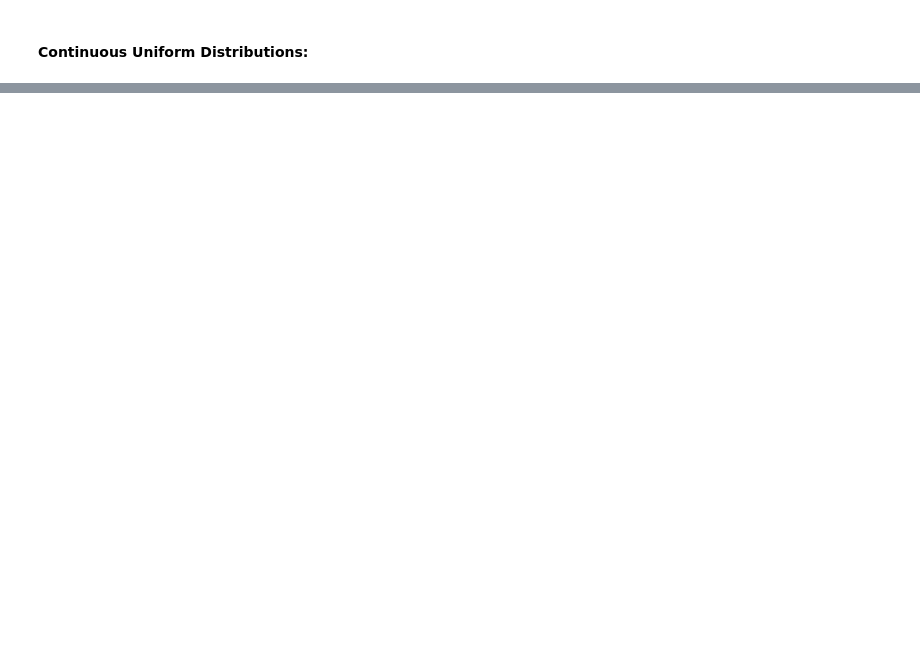
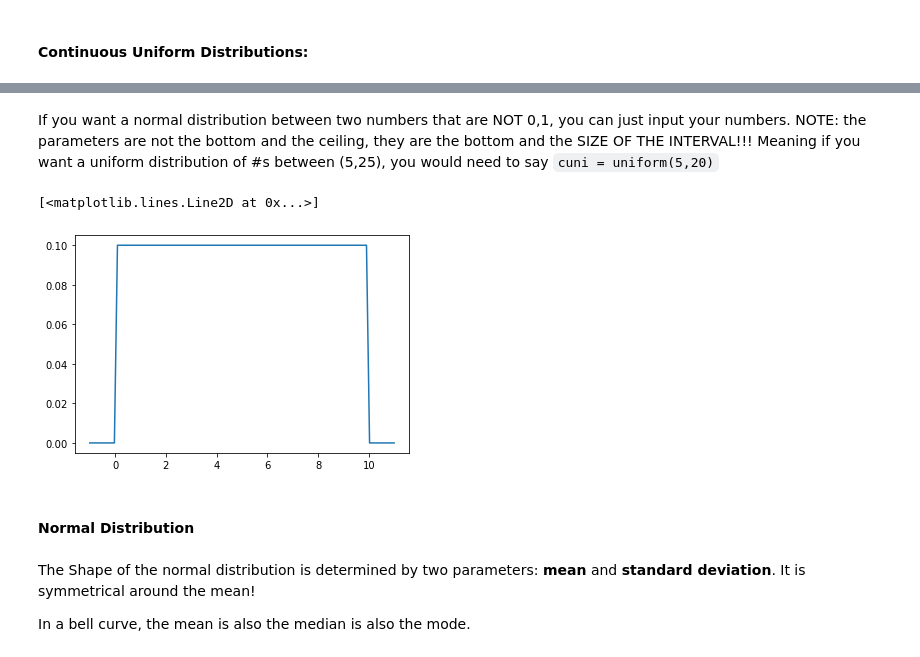
Before and after one commit to ksaslow/data-pt-ber-08-20, a Jupyter notebook: Notes/module-2/Week9Day2and3_CodeAlong.ipynb, the cells around one changed output, grey strips where cells are left out. Cells and saved outputs as stored; diff of their text form; code cells hidden in the pictures; blank space fills up the shorter version.

Commit message:
continuous distribution

```diff
--- a/Notes/module-2/Week9Day2and3_CodeAlong.ipynb
+++ b/Notes/module-2/Week9Day2and3_CodeAlong.ipynb
@@ -352,0 +436,17 @@ range(0, 20)
+# %% [markdown]
+If you want a normal distribution between two numbers that are NOT 0,1, you can just input your numbers.
+NOTE: the parameters are not the bottom and the ceiling, they are the bottom and the SIZE OF THE INTERVAL!!!
+Meaning if you want a uniform distribution of #s between (5,25), you would need to say `cuni = uniform(5,20)`
+# %%
+cuni = uniform(0, 10)
+numrange = np.linspace(-1, 11, 100)
+plt.plot(numrange, cuni.pdf(numrange))
+# %% [output]
+[<matplotlib.lines.Line2D at 0x...>]
+[figure, added]
+# %% [markdown]
+#### Normal Distribution
+# %% [markdown]
+The Shape of the normal distribution is determined by two parameters: **mean** and **standard deviation**. It is symmetrical around the mean!
+
+In a bell curve, the mean is also the median is also the mode.
```
Also changed, not shown: parts of 19 cells of this notebook, 2 other files.
